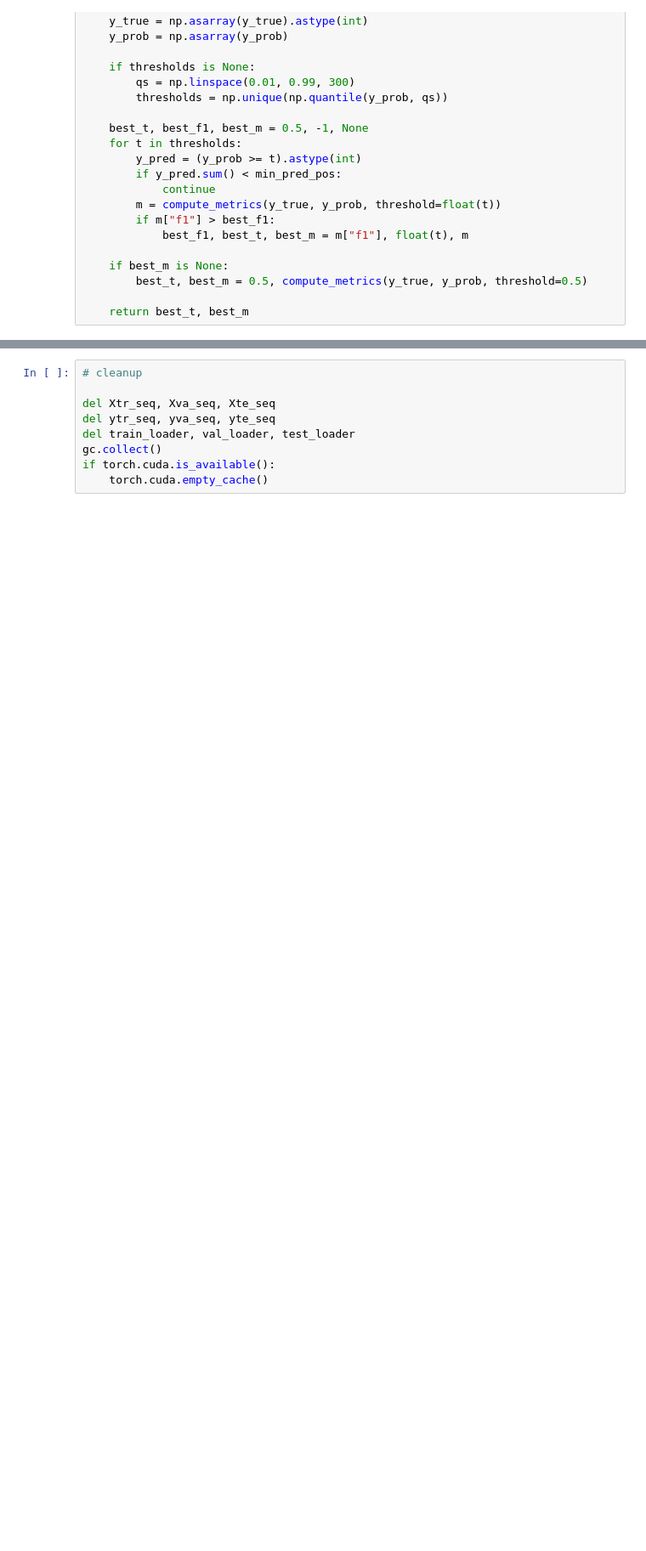
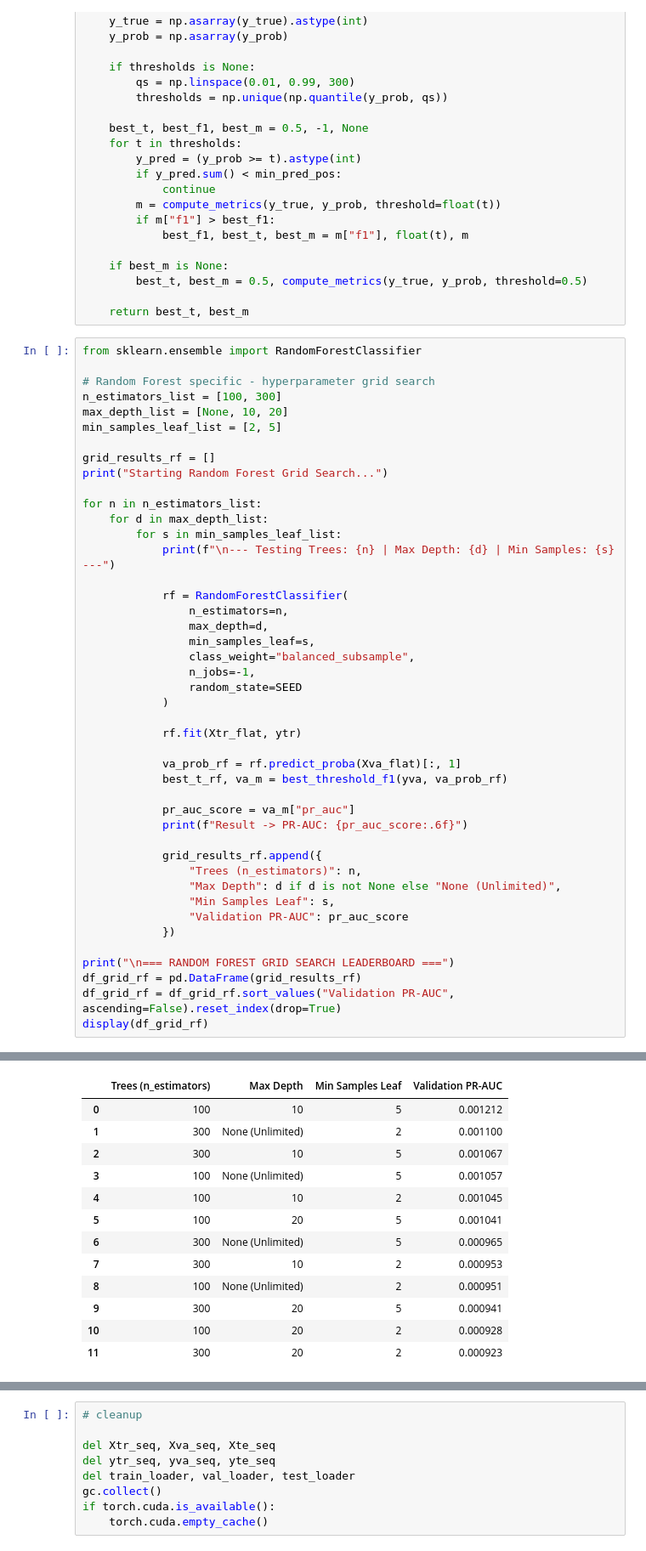
Before and after one commit to sofijadimitrijevic1/480-ai-finance, a Jupyter notebook: model_comparison.ipynb, the cells around one changed output, grey strips where cells are left out. Shown at 85% size. Drawn from its saved outputs; the diff is of its cells as text; blank space fills up the shorter version.

```diff
--- a/model_comparison.ipynb
+++ b/model_comparison.ipynb
@@ -313,3 +315,48 @@ def best_threshold_f1(y_true, y_prob, thresholds=None, min_pred_pos=1):
         best_t, best_m = 0.5, compute_metrics(y_true, y_prob, threshold=0.5)
 
     return best_t, best_m
+# %%
+from sklearn.ensemble import RandomForestClassifier
+
+# Random Forest specific - hyperparameter grid search
+n_estimators_list = [100, 300]
+max_depth_list = [None, 10, 20]
+min_samples_leaf_list = [2, 5]
+
+grid_results_rf = []
+print("Starting Random Forest Grid Search...")
+
+for n in n_estimators_list:
+    for d in max_depth_list:
+        for s in min_samples_leaf_list:
+            print(f"\n--- Testing Trees: {n} | Max Depth: {d} | Min Samples: {s} ---")
+
+            rf = RandomForestClassifier(
+                n_estimators=n,
+                max_depth=d,
+                min_samples_leaf=s,
+                class_weight="balanced_subsample",
+                n_jobs=-1,
+                random_state=SEED
+            )
+
+            rf.fit(Xtr_flat, ytr)
+
+            va_prob_rf = rf.predict_proba(Xva_flat)[:, 1]
+            best_t_rf, va_m = best_threshold_f1(yva, va_prob_rf)
+
+            pr_auc_score = va_m["pr_auc"]
+            print(f"Result -> PR-AUC: {pr_auc_score:.6f}")
+
+            grid_results_rf.append({
+                "Trees (n_estimators)": n,
+                "Max Depth": d if d is not None else "None (Unlimited)",
+                "Min Samples Leaf": s,
+                "Validation PR-AUC": pr_auc_score
+            })
+
+print("\n=== RANDOM FOREST GRID SEARCH LEADERBOARD ===")
+df_grid_rf = pd.DataFrame(grid_results_rf)
+df_grid_rf = df_grid_rf.sort_values("Validation PR-AUC", ascending=False).reset_index(drop=True)
+display(df_grid_rf)
+# %% [output]
@@ -315,0 +380,13 @@ def best_threshold_f1(y_true, y_prob, thresholds=None, min_pred_pos=1):
+|  | Trees (n_estimators) | Max Depth | Min Samples Leaf | Validation PR-AUC |
+| 0 | 100 | 10 | 5 | 0.001212 |
+| 1 | 300 | None (Unlimited) | 2 | 0.001100 |
+| 2 | 300 | 10 | 5 | 0.001067 |
+| 3 | 100 | None (Unlimited) | 5 | 0.001057 |
+| 4 | 100 | 10 | 2 | 0.001045 |
+| 5 | 100 | 20 | 5 | 0.001041 |
+| 6 | 300 | None (Unlimited) | 5 | 0.000965 |
+| 7 | 300 | 10 | 2 | 0.000953 |
+| 8 | 100 | None (Unlimited) | 2 | 0.000951 |
+| 9 | 300 | 20 | 5 | 0.000941 |
+| 10 | 100 | 20 | 2 | 0.000928 |
+| 11 | 300 | 20 | 2 | 0.000923 |
```
Also changed, not shown: parts of 10 cells of this notebook.
